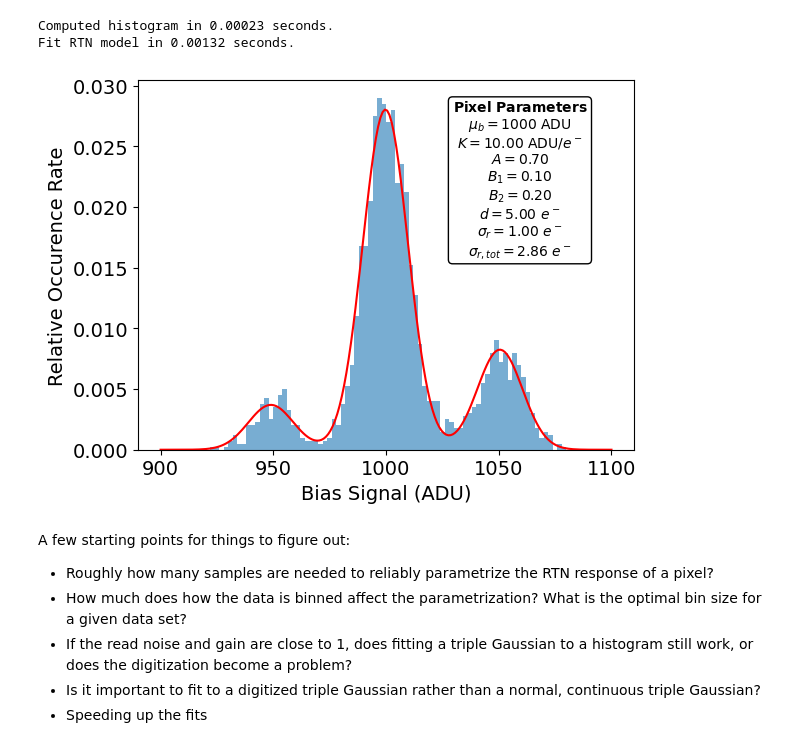
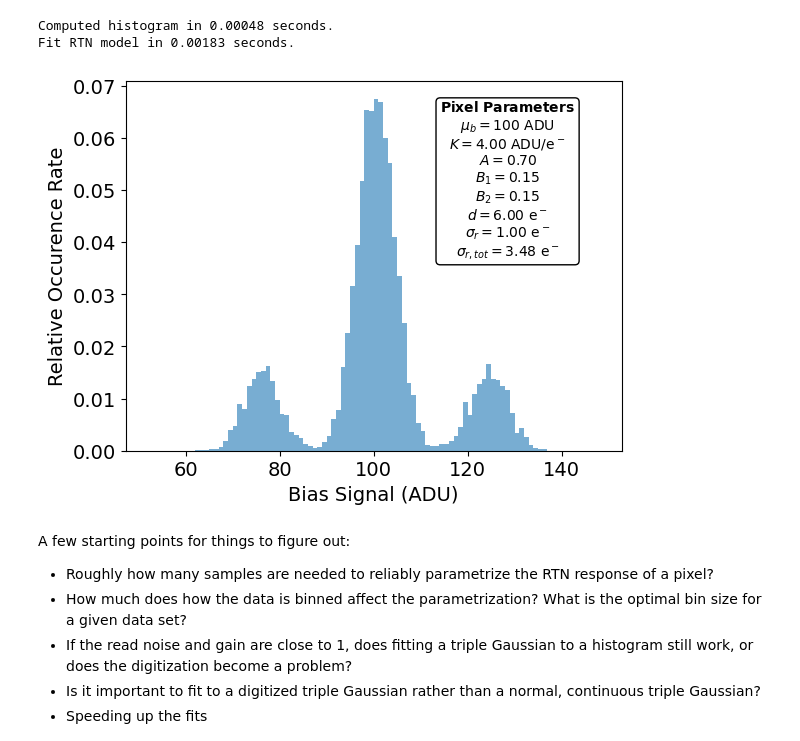
Before and after one commit to ChrisLayden/RTN-corrector, a Jupyter notebook: Test Code/fit_testing.ipynb, the cells around one changed output. Saved outputs shown, nothing was run; the diff lists cells and outputs as text; code cells hidden in the pictures.

```diff
--- a/Test Code/fit_testing.ipynb
+++ b/Test Code/fit_testing.ipynb
@@ -89,47 +89,47 @@ def fit_pixel_rtn(pixel_data, initial_guesses):
         raise RuntimeError("Fit did not converge")
 # %%
 sigma_r = 1
-delta_x = 5
+delta_x = 6
 A = 0.7
-B = 0.1
+B = 0.15
 lam = 0
-samples = 2000
-gain = 10
-bias_level = 1000
-bin_size = 2
+samples = 10000
+gain = 4
+bias_level = 100
+bin_size = 1
 # %%
 test_array = get_signal_vals(sigma_r=sigma_r, delta_x=delta_x, A=A, B=B, lam=lam, size=samples)[0]
 digital_test_array = get_digital_signal_vals(test_array, gain=gain, bias_level=bias_level)
 sigma_r_tot = np.std(digital_test_array) / gain
 bins = np.arange(bias_level - 2 * delta_x * gain, bias_level + 2 * delta_x * gain + 1, bin_size)
 # Make text font size 14
 plt.rcParams.update({'font.size': 14})
 plt.hist(digital_test_array, bins=bins, label='Simulated data', alpha=0.6, density=True)
 fit_params = fit_pixel_rtn(digital_test_array, initial_guesses=[bias_level, 0.6, 0.2, 0.2, delta_x * gain, sigma_r * gain])
 x_fit = np.linspace(bias_level - 2 * delta_x * gain, bias_level + 2 * delta_x * gain, 200)
 y_fit = rtn_triple_gaussian(x_fit, *fit_params)
-plt.plot(x_fit, y_fit, 'r-', label='Fit triple Gaussian')
+# plt.plot(x_fit, y_fit, 'r-', label='Fit triple Gaussian')
 # Put fit parameters on plot. Make "RTN Parameters:" bold
 param_text = (r"$\bf{Pixel\ Parameters}$" f"\n"
               rf"$\mu_b =${bias_level:d} ADU" f"\n"
-              rf"$K =${gain:.2f} ADU/$e^-$" f"\n"
+              rf"$K =${gain:.2f} ADU/e$^-$" f"\n"
               rf"$A =${A:.2f}" f"\n"
               rf"$B_1 =${B:.2f}" f"\n"
               rf"$B_2 =${1-A-B:.2f}" f"\n"
-              rf"$d =${delta_x:.2f} $e^-$" f"\n"
-              rf"$\sigma_r =${sigma_r:.2f} $e^-$" f"\n"
-              r"$\sigma_{r, tot} =" f"${sigma_r_tot:.2f} $e^-$")
+              rf"$d =${delta_x:.2f} e$^-$" f"\n"
+              rf"$\sigma_r =${sigma_r:.2f} e$^-$" f"\n"
+              r"$\sigma_{r, tot} =" f"${sigma_r_tot:.2f} e$^-$")
 plt.text(0.77, 0.95, param_text, transform=plt.gca().transAxes, fontsize=10,
          verticalalignment='top', horizontalalignment='center', bbox=dict(boxstyle='round', facecolor='white'))
 # plt.legend(fontsize=11)
 plt.xlabel('Bias Signal (ADU)')
 plt.ylabel('Relative Occurence Rate')
 # plt.title('Histogram of Digital Signal Values from a pixel with RTN')
 plt.show()
 # %% [output]
-Computed histogram in 0.00023 seconds.
-Fit RTN model in 0.00132 seconds.
+Computed histogram in 0.00048 seconds.
+Fit RTN model in 0.00183 seconds.
-[figure, old version]
+[figure, new version]
 # %% [markdown]
 A few starting points for things to figure out:
 - Roughly how many samples are needed to reliably parametrize the RTN response of a pixel?
```
Also changed, not shown: 13 other files.
